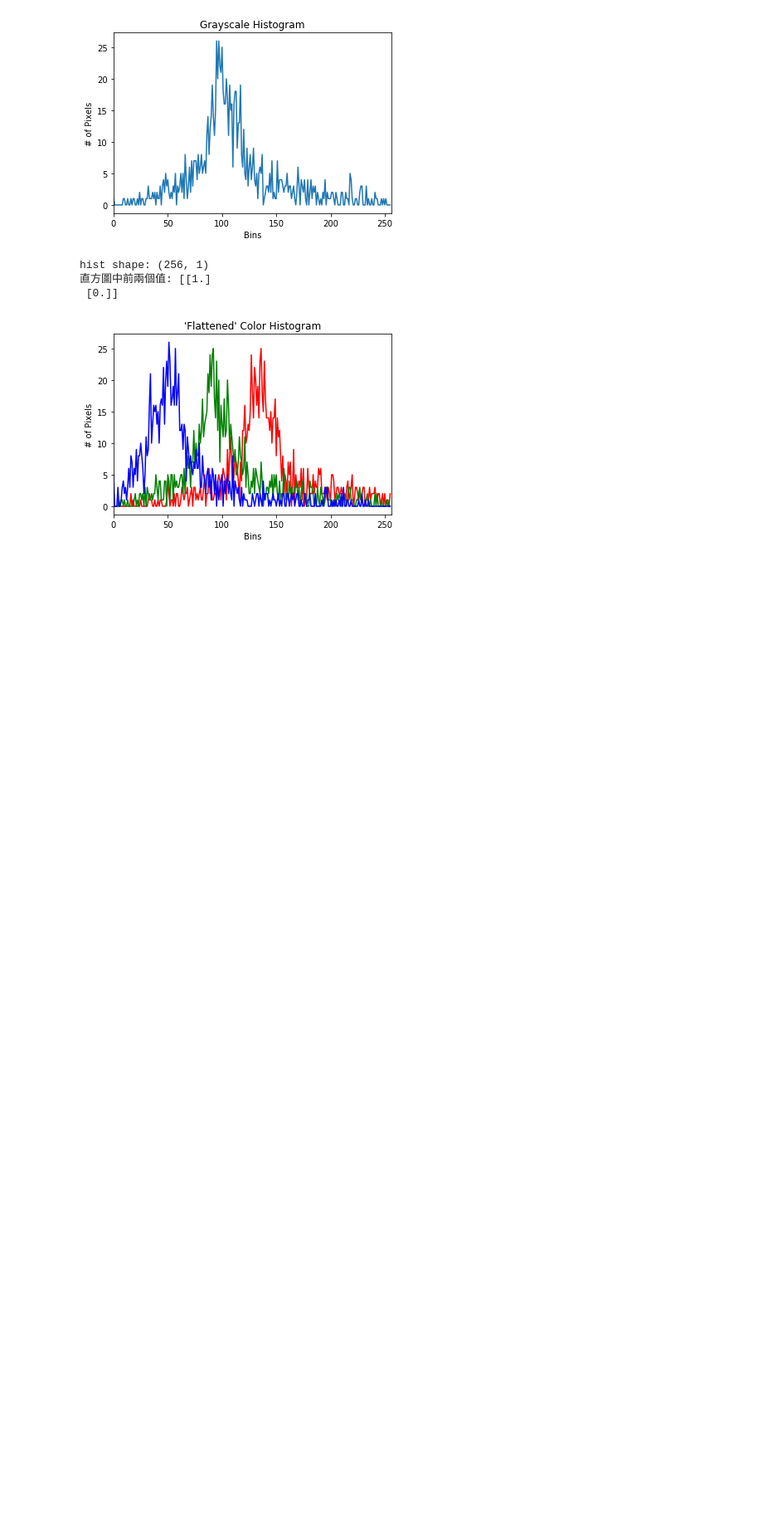
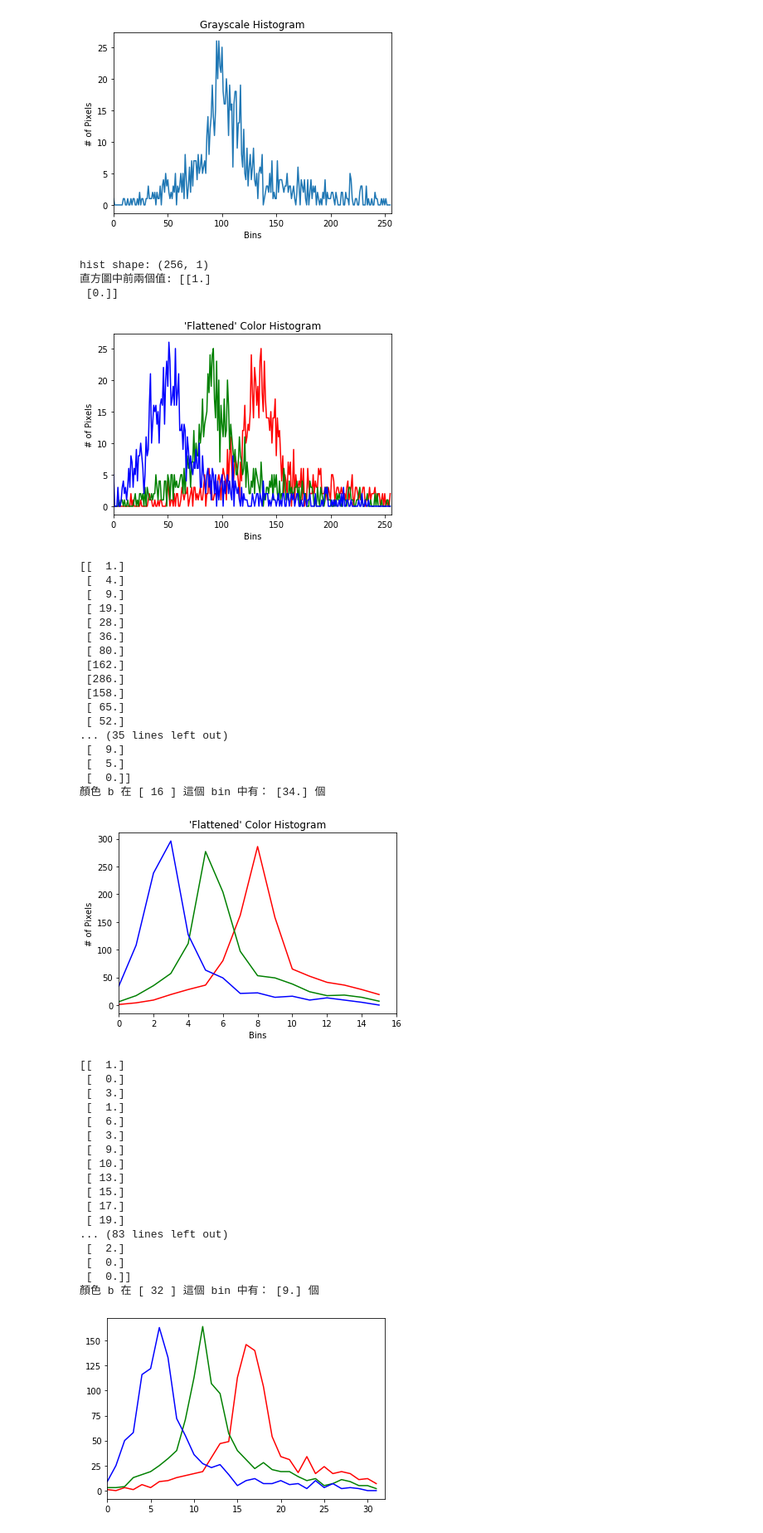
Before and after one commit to linliusiang/2nd-ML100Days, a Jupyter notebook: homework/DAY1/D90/Day090_color_histogram_HW.ipynb, the cells around one changed output. Shown: that part at 83% size. Cells and saved outputs as stored; diff of their text form; code cells hidden in the pictures; blank space fills up the shorter version.

```diff
--- a/homework/DAY1/D90/Day090_color_histogram_HW.ipynb
+++ b/homework/DAY1/D90/Day090_color_histogram_HW.ipynb
@@ -72,3 +72,62 @@ for (chan, color) in zip(chans, colors):
 plt.show()
 # %% [output]
 [figure]
+# %%
+chans = cv2.split(image) # 把圖像的 3 個 channel 切分出來
+colors = ("r", "g", "b")
+plt.figure()
+plt.title("'Flattened' Color Histogram")
+plt.xlabel("Bins")
+plt.ylabel("# of Pixels")
+# 畫出 16 個 bin 的顏色直方圖,並嘗試回答每個 channel 在 [16, 32] 這個 bin 中有多少個 pixel？
+# 對於所有 channel
+bins = [16, 32]
+
+for bin in bins:
+    for (chan, color) in zip(chans, colors):
+        # 計算該 channel 的直方圖
+        # cv2.calcHist(images, channels, mask, histSize, ranges[, hist[, accumulate ]]) #返回hist
+        hist = cv2.calcHist([chan], [0], None, [bin], [0, 256])
+        print(hist)
+        print("顏色",color, "在 [", bin, "] 這個 bin 中有：", hist[0], "個")
+        # 畫出該 channel 的直方圖
+        plt.plot(hist, color = color)
+        plt.xlim([0, bin])
+    plt.show()
+# %% [output]
+[[  1.]
+ [  4.]
+ [  9.]
+ [ 19.]
+ [ 28.]
+ [ 36.]
+ [ 80.]
+ [162.]
+ [286.]
+ [158.]
+ [ 65.]
+ [ 52.]
+... (35 lines left out)
+ [  9.]
+ [  5.]
+ [  0.]]
+顏色 b 在 [ 16 ] 這個 bin 中有： [34.] 個
+[figure, added]
+[[  1.]
+ [  0.]
+ [  3.]
+ [  1.]
+ [  6.]
+ [  3.]
+ [  9.]
+ [ 10.]
+ [ 13.]
+ [ 15.]
+ [ 17.]
+ [ 19.]
+... (83 lines left out)
+ [  2.]
+ [  0.]
+ [  0.]]
+顏色 b 在 [ 32 ] 這個 bin 中有： [9.] 個
+[figure, added]
```
